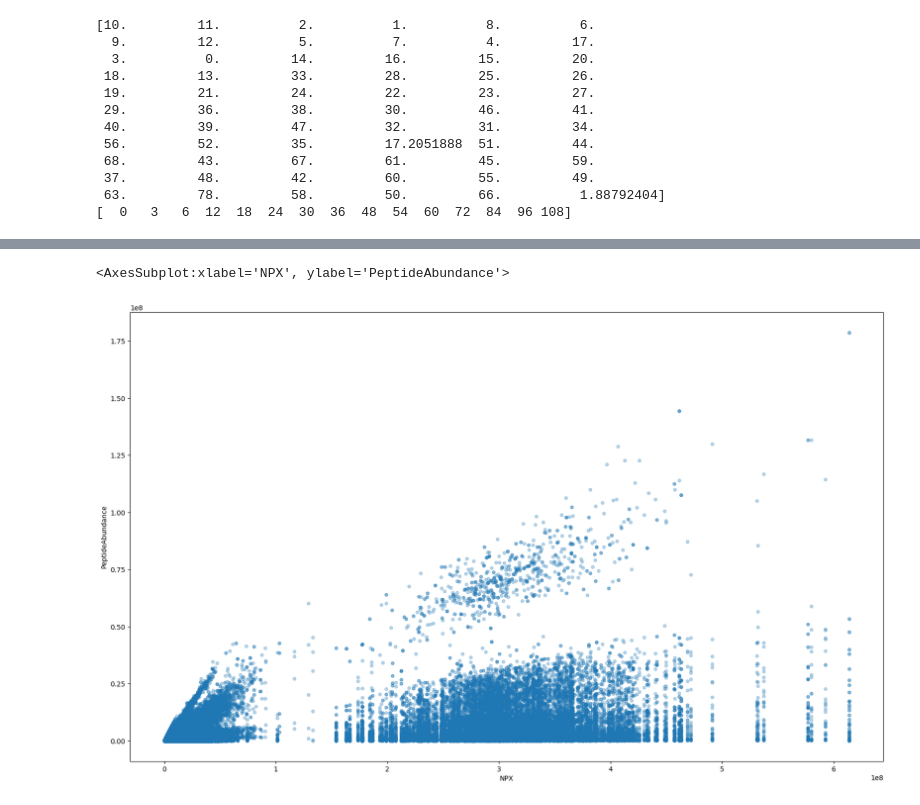
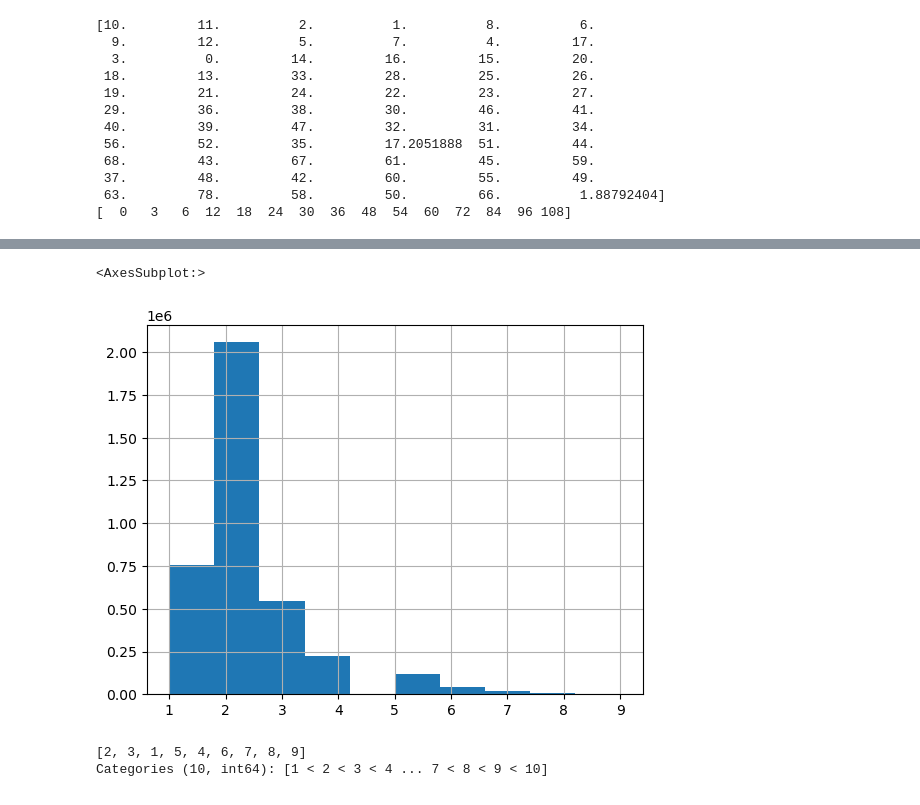
Before and after one commit to sumaniitm/AMP-parkinsons-disease-progression-prediction, a Jupyter notebook: amp-parkinson-s-disease-progression-prediction.ipynb, the cells around one changed output, grey strips where cells are left out. Cells and saved outputs as stored; diff of their text form; code cells hidden in the pictures.

```diff
--- a/amp-parkinson-s-disease-progression-prediction.ipynb
+++ b/amp-parkinson-s-disease-progression-prediction.ipynb
@@ -183,5 +174,16 @@ scatter_plot_arr = scatter_matrix(full_training_data_melted[attributes], figsize
-# %%
-full_training_data_melted[full_training_data_melted['updrs_test_score']==0].plot(kind="scatter", x="NPX", y="PeptideAbundance", alpha=0.3, figsize=(20,12))
-# %% [output]
-<AxesSubplot:xlabel='NPX', ylabel='PeptideAbundance'>
-[figure, removed]
+# %%
+full_training_data_melted['updrs_score_category'] = pd.cut(full_training_data_melted['updrs_test_score'],
+                                                          bins=[-np.inf, 0., 10., 20., 30., 40., 50., 60., 70., 80., np.inf],
+                                                          labels=[1,2,3,4,5,6,7,8,9,10])
+
+full_training_data_melted['updrs_score_category'].hist()
+# %% [output]
+<AxesSubplot:>
+[figure, added]
+# %%
+full_training_data_melted['updrs_score_category'].unique()
+#full_training_data_melted[full_training_data_melted['updrs_score_category'].isna()]
+#full_training_data_melted[full_training_data_melted['updrs_test_score'] < 0]
+# %% [output]
+[2, 3, 1, 5, 4, 6, 7, 8, 9]
+Categories (10, int64): [1 < 2 < 3 < 4 ... 7 < 8 < 9 < 10]
```
Also changed, not shown: parts of 17 cells of this notebook.
